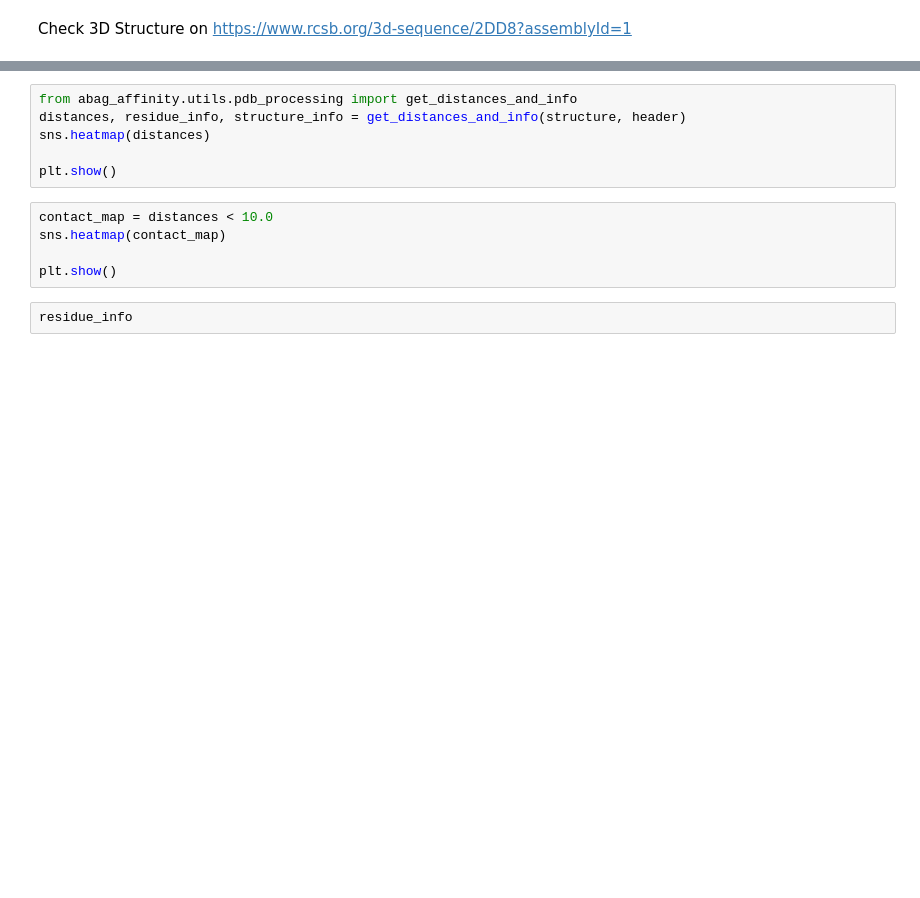
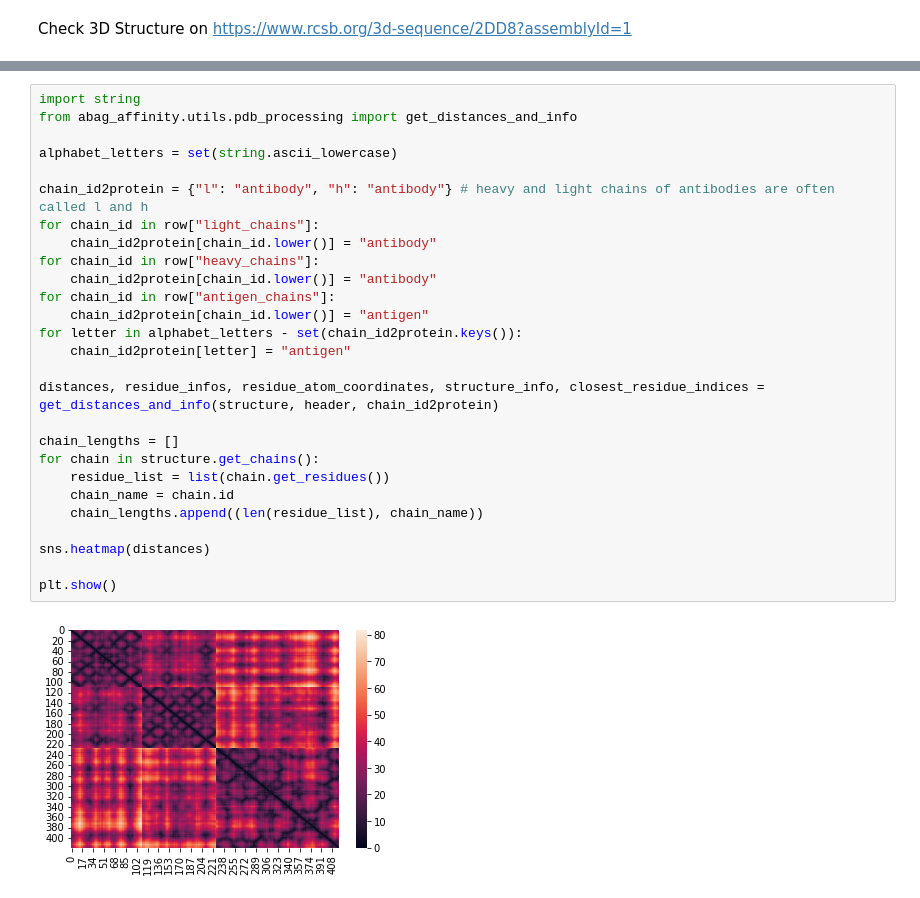
Before and after one commit to FabianTraxler/ag_binding_affinity, a Jupyter notebook: data_analysis/Contact Maps.ipynb, the cells around one changed output, grey strips where cells are left out. Drawn from its saved outputs; the diff is of its cells as text; blank space fills up the shorter version.

Commit message:
Update folder structure and notebooks

```diff
--- a/data_analysis/Contact Maps.ipynb
+++ b/data_analysis/Contact Maps.ipynb
@@ -92,13 +93,29 @@ plt.show()
 # %%
+import string
 from abag_affinity.utils.pdb_processing import get_distances_and_info
-distances, residue_info, structure_info = get_distances_and_info(structure, header)
+
+alphabet_letters = set(string.ascii_lowercase)
+
+chain_id2protein = {"l": "antibody", "h": "antibody"} # heavy and light chains of antibodies are often called l and h
+for chain_id in row["light_chains"]:
+    chain_id2protein[chain_id.lower()] = "antibody"
+for chain_id in row["heavy_chains"]:
+    chain_id2protein[chain_id.lower()] = "antibody"
+for chain_id in row["antigen_chains"]:
+    chain_id2protein[chain_id.lower()] = "antigen"
+for letter in alphabet_letters - set(chain_id2protein.keys()):
+    chain_id2protein[letter] = "antigen"
+
+distances, residue_infos, residue_atom_coordinates, structure_info, closest_residue_indices = get_distances_and_info(structure, header, chain_id2protein)
+
+chain_lengths = []
+for chain in structure.get_chains():
+    residue_list = list(chain.get_residues())
+    chain_name = chain.id
+    chain_lengths.append((len(residue_list), chain_name))
+
 sns.heatmap(distances)
 
 plt.show()
+# %% [output]
+[figure, added]
-# %%
-contact_map = distances < 10.0
-sns.heatmap(contact_map)
-
-plt.show()
-# %%
-residue_info
```
Also changed, not shown: parts of 11 cells of this notebook, 7 other files.
